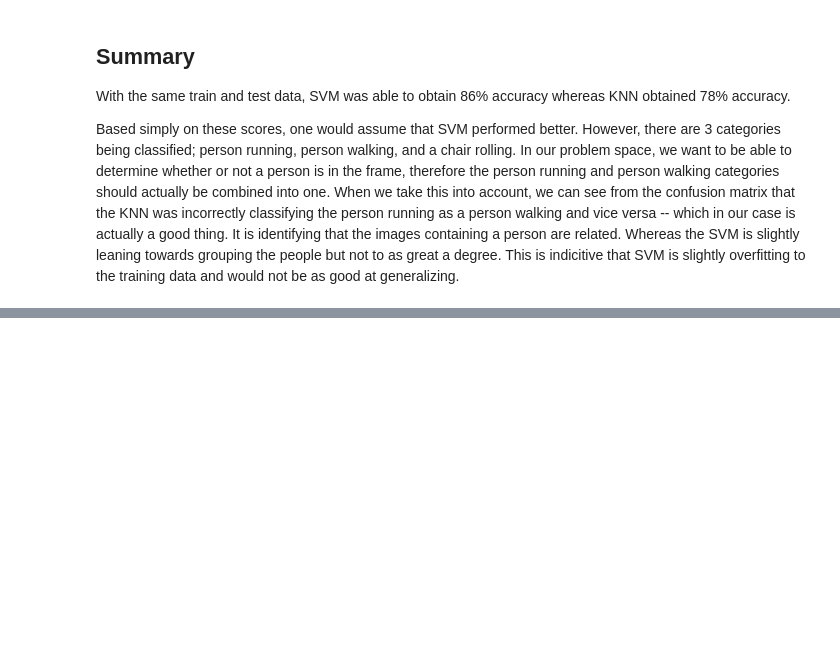
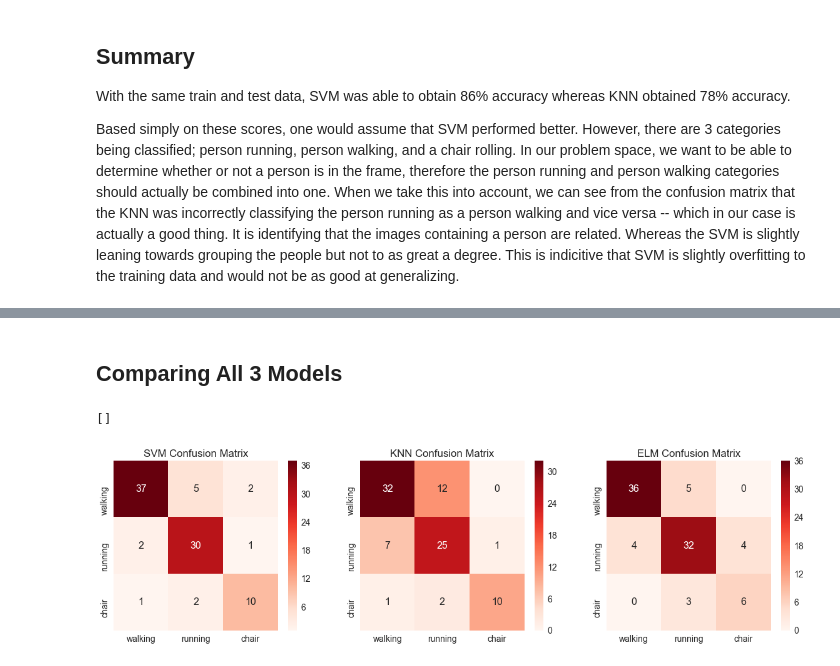
Before and after one commit to aydengarrett/DIP-E023, a Jupyter notebook: SVM classif.ipynb, the cells around one changed output, grey strips where cells are left out. Drawn from its saved outputs; the diff is of its cells as text; code cells hidden in the pictures; blank space fills up the shorter version.

```diff
--- a/SVM classif.ipynb
+++ b/SVM classif.ipynb
@@ -154,0 +213,21 @@ Based simply on these scores, one would assume that SVM performed better. Howeve
+# %% [markdown]
+## Comparing All 3 Models
+# %%
+fig, (ax1, ax2, ax3) = plt.subplots(1, 3, figsize=(20, 5))
+
+df_cm_svm = pd.DataFrame(conf_svm, index=lbls, columns=lbls)
+sn.set(font_scale=1.4) # for label size
+sn.heatmap(df_cm_svm, annot=True, annot_kws={"size": 16}, cmap="Reds", ax=ax1).set_title("SVM Confusion Matrix")
+
+df_cm_knn = pd.DataFrame(conf_knn, index=lbls, columns=lbls)
+sn.set(font_scale=1.4) # for label size
+sn.heatmap(df_cm_knn, annot=True, annot_kws={"size": 16}, cmap="Reds", ax=ax2).set_title("KNN Confusion Matrix")
+
+df_cm_elm = pd.DataFrame(conf_elm, index=lbls, columns=lbls)
+sn.set(font_scale=1.4) # for label size
+sn.heatmap(df_cm_elm, annot=True, annot_kws={"size": 16}, cmap="Reds", ax=ax3).set_title("ELM Confusion Matrix")
+
+plt.plot()
+# %% [output]
+[]
+[figure, added]
```
Also changed, not shown: parts of 14 cells of this notebook.
